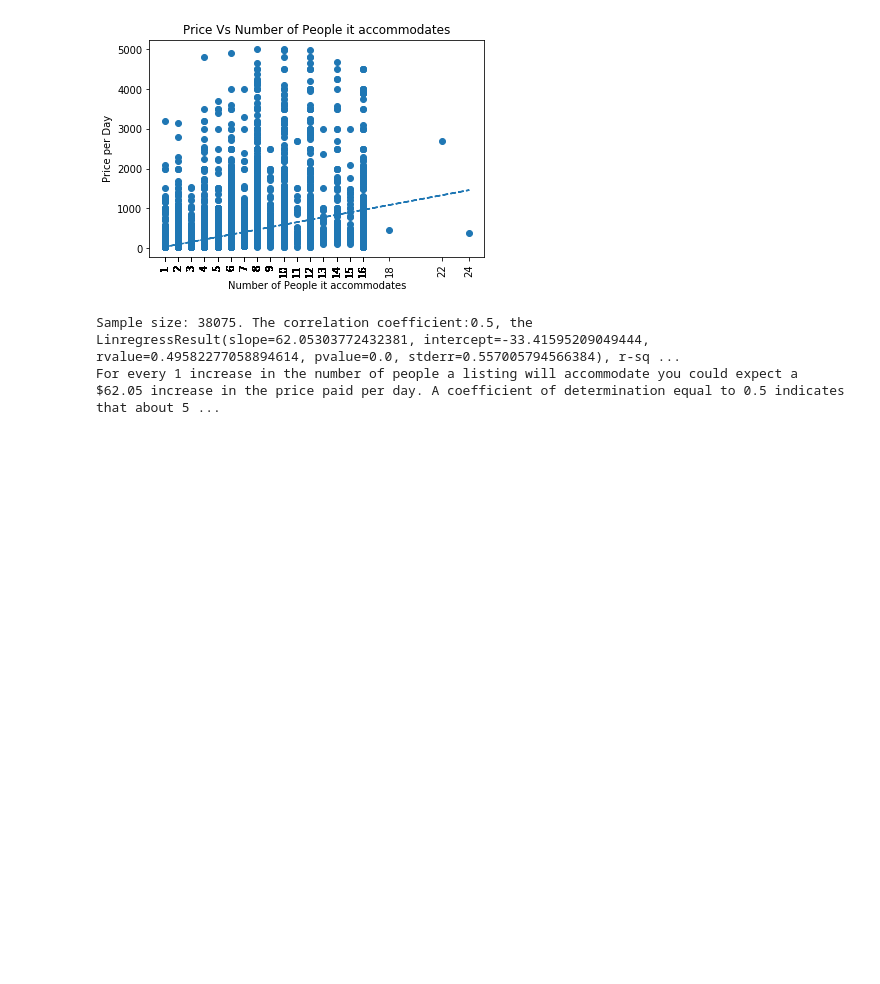
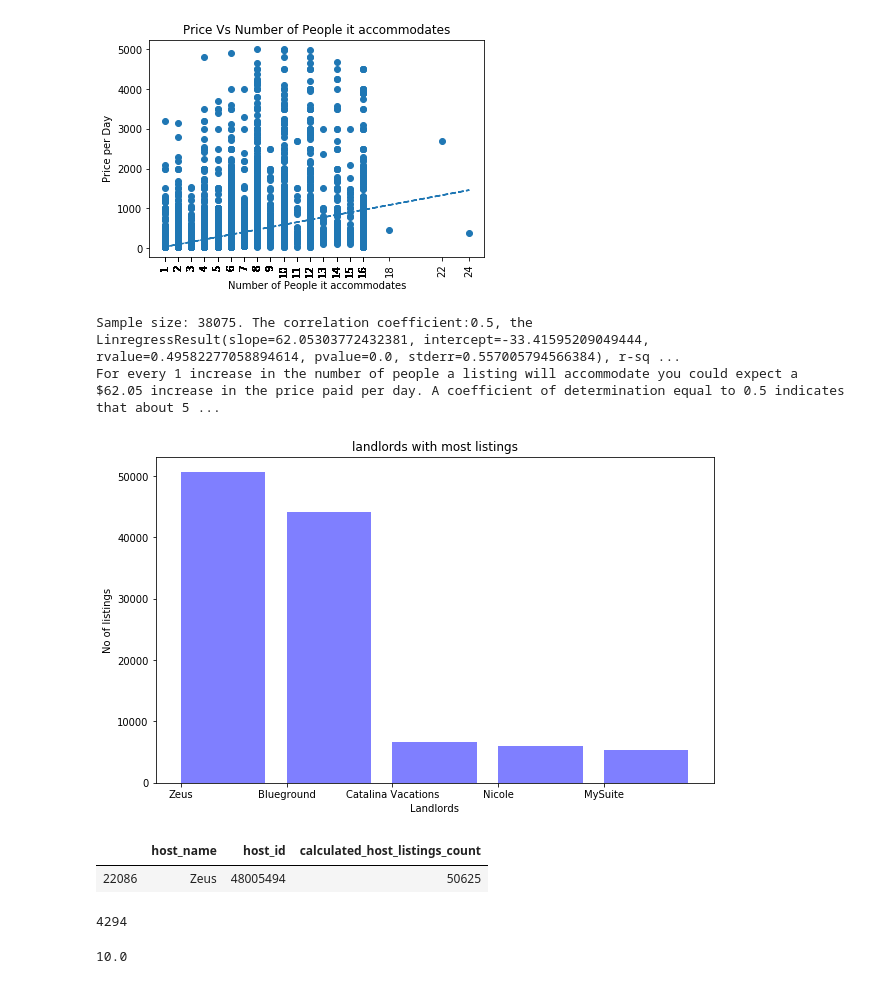
Before and after one commit to DerekTeed/project1_data, a Jupyter notebook: airbnbPy.ipynb, the cells around one changed output. Drawn from its saved outputs; the diff is of its cells as text; code cells hidden in the pictures; blank space fills up the shorter version.

Commit message:
Combined group code 1

```diff
--- a/airbnbPy.ipynb
+++ b/airbnbPy.ipynb
@@ -272,3 +289,64 @@ print(f'For every 1 increase in the number of people a listing will accommodate
 # %% [output]
 Sample size: 38075. The correlation coefficient:0.5, the LinregressResult(slope=62.05303772432381, intercept=-33.41595209049444, rvalue=0.49582277058894614, pvalue=0.0, stderr=0.557005794566384), r-sq ...
 For every 1 increase in the number of people a listing will accommodate you could expect a $62.05 increase in the price paid per day. A coefficient of determination equal to 0.5 indicates that about 5 ...
+# %%
+# Nisha
+#Showed a bar chart of the landlords with most listings in descending order
+#counts number of host
+host_count =air_df['calculated_host_listings_count'].count()
+#finding total unit listing per host
+plot_df =pd.DataFrame(air_df.groupby(['host_name', 'host_id'])['calculated_host_listings_count'].sum())
+plot_df = plot_df.reset_index()
+#sortting lists in desending order
+sorted_plot_df = plot_df.sort_values('calculated_host_listings_count',ascending=False)
+#displaying top 5 host
+sorted_plot_df = sorted_plot_df.head(5)
+#plotting bar chart
+plt.figure(figsize=(10,6))
+plt.bar(sorted_plot_df['host_name'].to_list(), sorted_plot_df['calculated_host_listings_count'], color='b', alpha=0.5, align="edge")
+#setting lable and title
+plt.title("landlords with most listings")
+plt.xlabel("Landlords")
+plt.ylabel("No of listings")
+# Prints the bar plot to the screen
+plt.show()
+# %% [output]
+[figure, added]
+# %%
+# Nisha
+#Comparing which host is the busiest
+sorted_plot_df.head(1)
+# %% [output]
+|  | host_name | host_id | calculated_host_listings_count |
+| 22086 | Zeus | 48005494 | 50625 |
+# %%
+# Nisha
+#Show the number of landlords that have units that only accommodates 1 person
+# count(host_id) where accomodates = 1
+landlord_number = air_df.loc[(air_df['accommodates']) == 1]
+landlord_number['host_id'].count()
+# %% [output]
+4294
+# %%
+# Nisha
+# What kind of makeup to show most expensive and least expensive prices each number of people it holds... 1-2, 2-6, 7+ accommodates?
+# max(price) and min(price) where accomodates between 1 and 2
+max_number = air_df.loc[(air_df['accommodates'] >= 1) & (air_df['accommodates'] < 3)]
+max_number['price'].max()
+#max price is $15000.0
+max_number['price'].min()
+ #min price is 0
+#max(price) and min(price) where accomodates between 2 and 6
+max_number2 = air_df.loc[(air_df['accommodates'] >= 2) & (air_df['accommodates'] < 7)]
+max_number2['price'].max()
+#max price is $15000
+max_number2['price'].min()
+#min is 0
+# max(price) and min(price) where accomodates greater than 7
+max_number3 = air_df.loc[(air_df['accommodates'] > 7)]
+max_number3['price'].max()
+#max value is $25000.0
+max_number3['price'].min()
+#min value is 10
+# %% [output]
+10.0
```
Also changed, not shown: parts of 25 cells of this notebook.
